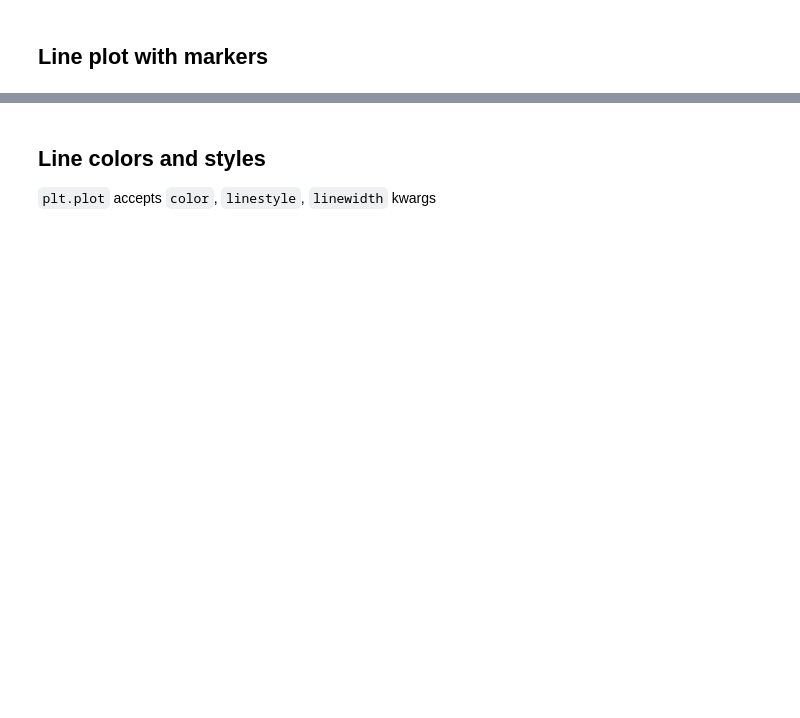
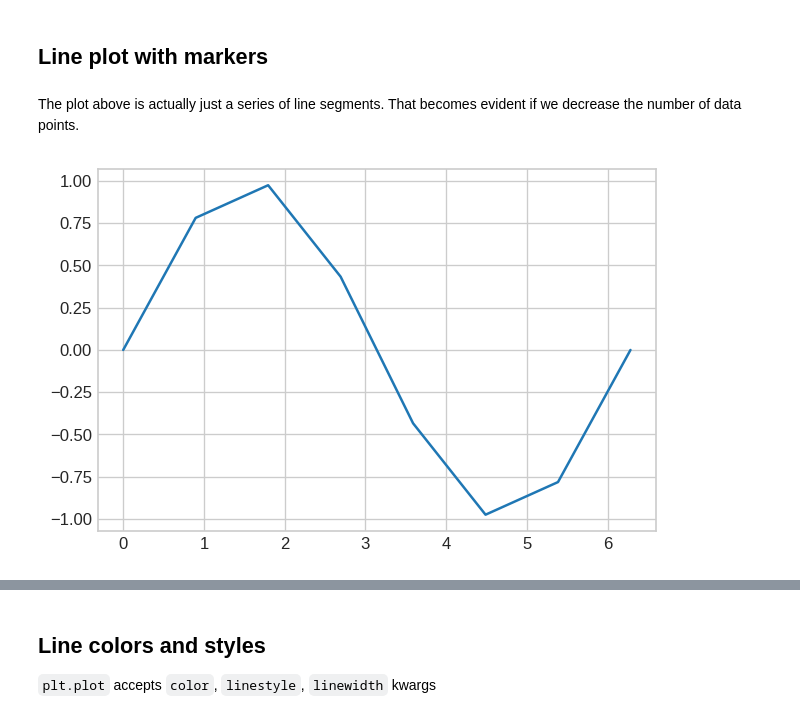
Before and after one commit to emilydumas/mcs275spring2023, a Jupyter notebook: samplecode/numpy/mpl_demo.ipynb, the cells around one changed output, grey strips where cells are left out. Drawn from its saved outputs; the diff is of its cells as text; code cells hidden in the pictures; blank space fills up the shorter version.

```diff
--- a/samplecode/numpy/mpl_demo.ipynb
+++ b/samplecode/numpy/mpl_demo.ipynb
@@ -30,2 +78,15 @@ Set up a `plt.figure`, actually ask for it to be shown with `plt.show()`.
 # %% [markdown]
 ## Line plot with markers
+# %% [markdown]
+The plot above is actually just a series of line segments.  That becomes evident if we decrease the number of data points.
+# %%
+x = np.linspace(0,2*np.pi,8)
+y = np.sin(x)
+
+plt.figure(figsize=(6,4),dpi=120)
+
+plt.plot(x,y)
+
+plt.show()
+# %% [output]
+[figure, added]
```
Also changed, not shown: parts of 38 cells of this notebook.
